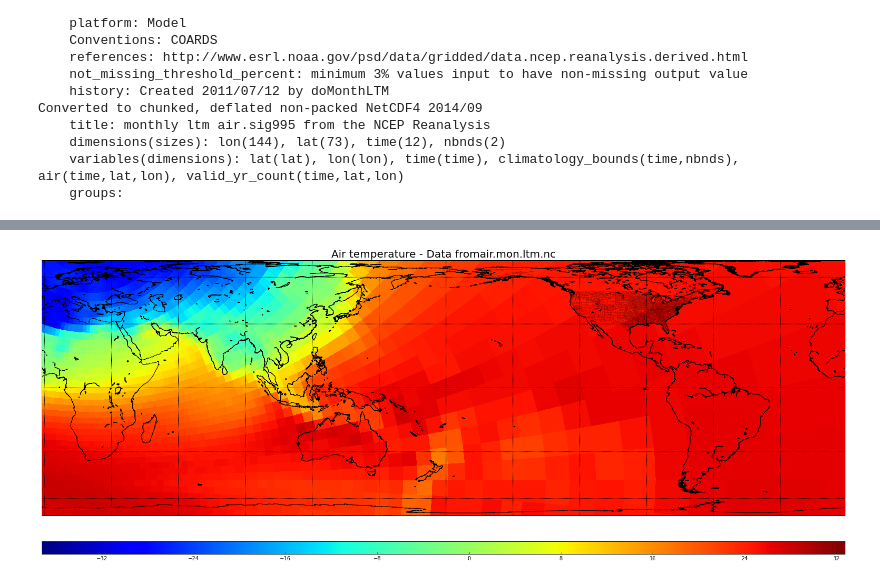
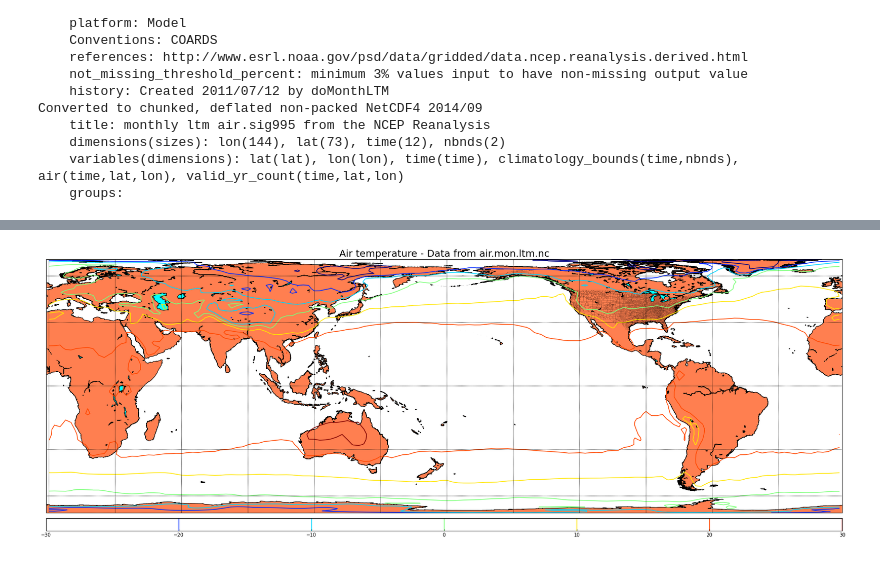
Before and after one commit to JC-AlfonsoR/CM20151_HW4_CamiloAlfonso, a Jupyter notebook: Rios_y_Oceanos/Interp_mapa.ipynb, the cells around one changed output, grey strips where cells are left out. Drawn from its saved outputs; the diff is of its cells as text; code cells hidden in the pictures.

```diff
--- a/Rios_y_Oceanos/Interp_mapa.ipynb
+++ b/Rios_y_Oceanos/Interp_mapa.ipynb
@@ -75,20 +73,21 @@ WARNING: pylab import has clobbered these variables: ['f']
 # %%
 figure(figsize(30,10))
 lon_0 = lons.mean()
 lat_0 = lats.mean()
 map = Basemap(projection='cea', lat_0=lat_0, lon_0=lon_0,
               resolution='h', area_thresh=500.0)
 map.drawcoastlines()
 map.drawcounties()
 map.drawmeridians(np.arange(0,360,30))
 map.drawparallels(np.arange(-90,90,30))
-
+map.fillcontinents(color='coral',lake_color='aqua')
 lon, lat = np.meshgrid(lons, lats)
-xi,yi = m(lon, lat)
-cs = map.pcolor(xi,yi,air)
-cbar = map.colorbar(cs,location='bottom', pad="10%")
+xi,yi = map(lon, lat)
+#cs = map.pcolor(xi,yi,air)
+cs = map.contour(xi,yi,air,linewidths=1.5)
+cbar = map.colorbar(cs,location='bottom')
 #map.plot(xi,yi,'bo')
 title('Air temperature - Data from ' + file_name,size=20)
 savefig('mapa.png')
 # %% [output]
-[figure, old version]
+[figure, new version]
```
Also changed, not shown: parts of 8 cells of this notebook, 4 other files.
